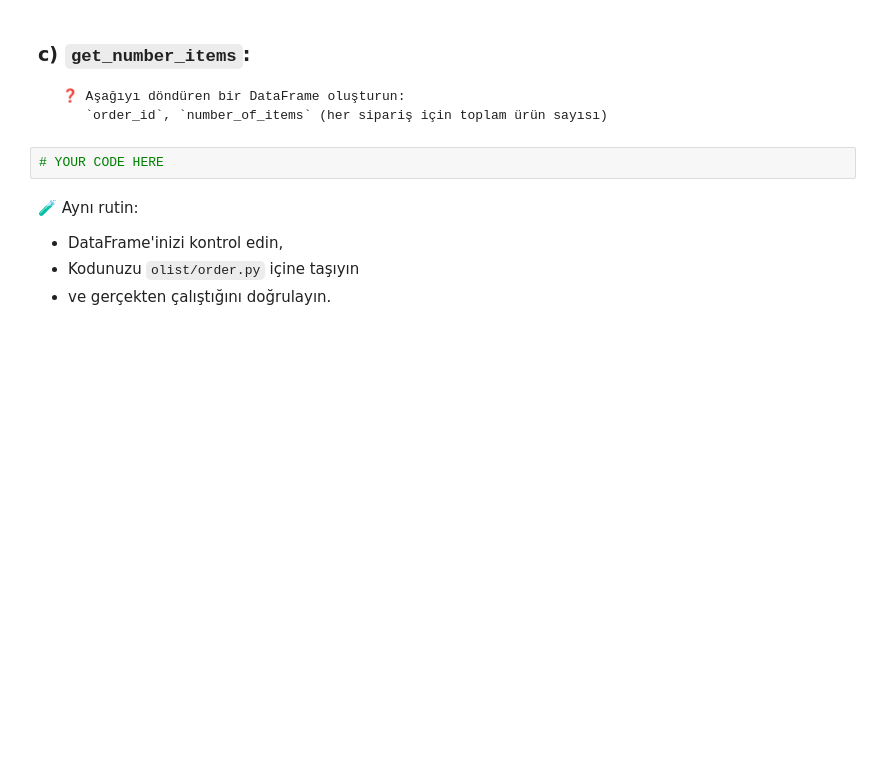
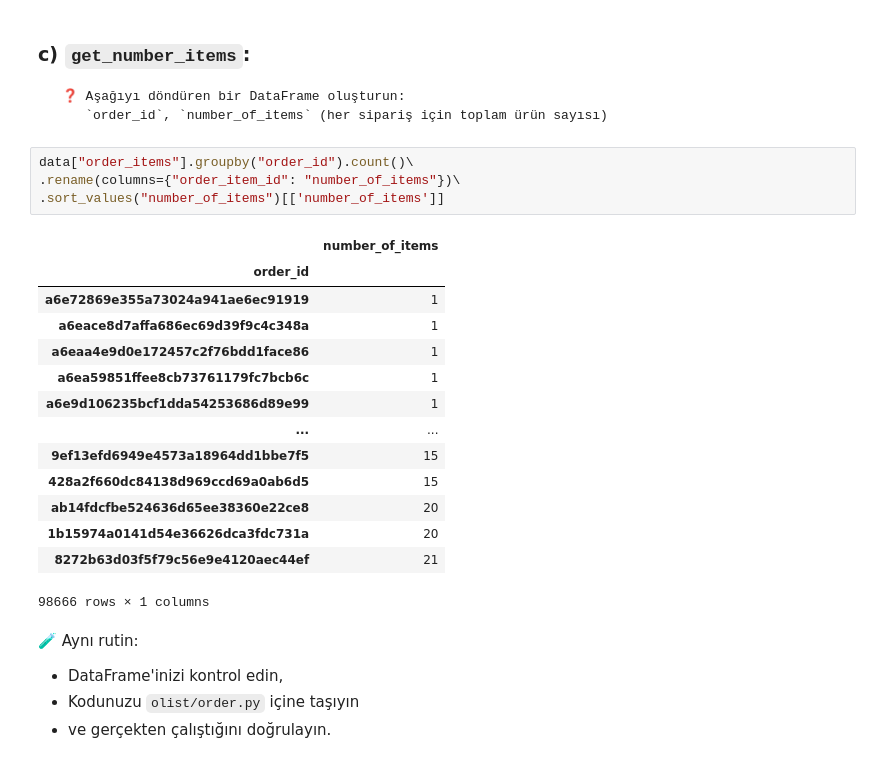
Before and after one commit to tmy-datamesa/data-orders, a Jupyter notebook: orders.ipynb, the cells around one changed output. Saved outputs shown, nothing was run; the diff lists cells and outputs as text; blank space fills up the shorter version.

Commit message:
Completed number_items step

```diff
--- a/orders.ipynb
+++ b/orders.ipynb
@@ -390,8 +390,25 @@ git push origin master
 ### c) `get_number_items`:
      ❓ Aşağıyı döndüren bir DataFrame oluşturun:
         `order_id`, `number_of_items` (her sipariş için toplam ürün sayısı)
-# %%
-# YOUR CODE HERE
+# %%
+data["order_items"].groupby("order_id").count()\
+.rename(columns={"order_item_id": "number_of_items"})\
+.sort_values("number_of_items")[['number_of_items']]
+# %% [output]
+|  | number_of_items |
+| order_id |  |
+| a6e72869e355a73024a941ae6ec91919 | 1 |
+| a6eace8d7affa686ec69d39f9c4c348a | 1 |
+| a6eaa4e9d0e172457c2f76bdd1face86 | 1 |
+| a6ea59851ffee8cb73761179fc7bcb6c | 1 |
+| a6e9d106235bcf1dda54253686d89e99 | 1 |
+| ... | ... |
+| 9ef13efd6949e4573a18964dd1bbe7f5 | 15 |
+| 428a2f660dc84138d969ccd69a0ab6d5 | 15 |
+| ab14fdcfbe524636d65ee38360e22ce8 | 20 |
+| 1b15974a0141d54e36626dca3fdc731a | 20 |
+| 8272b63d03f5f79c56e9e4120aec44ef | 21 |
+98666 rows × 1 columns
 # %% [markdown]
 🧪 Aynı rutin:
 * DataFrame'inizi kontrol edin,
```
Also changed, not shown: parts of 1 cell of this notebook, 1 other file.
